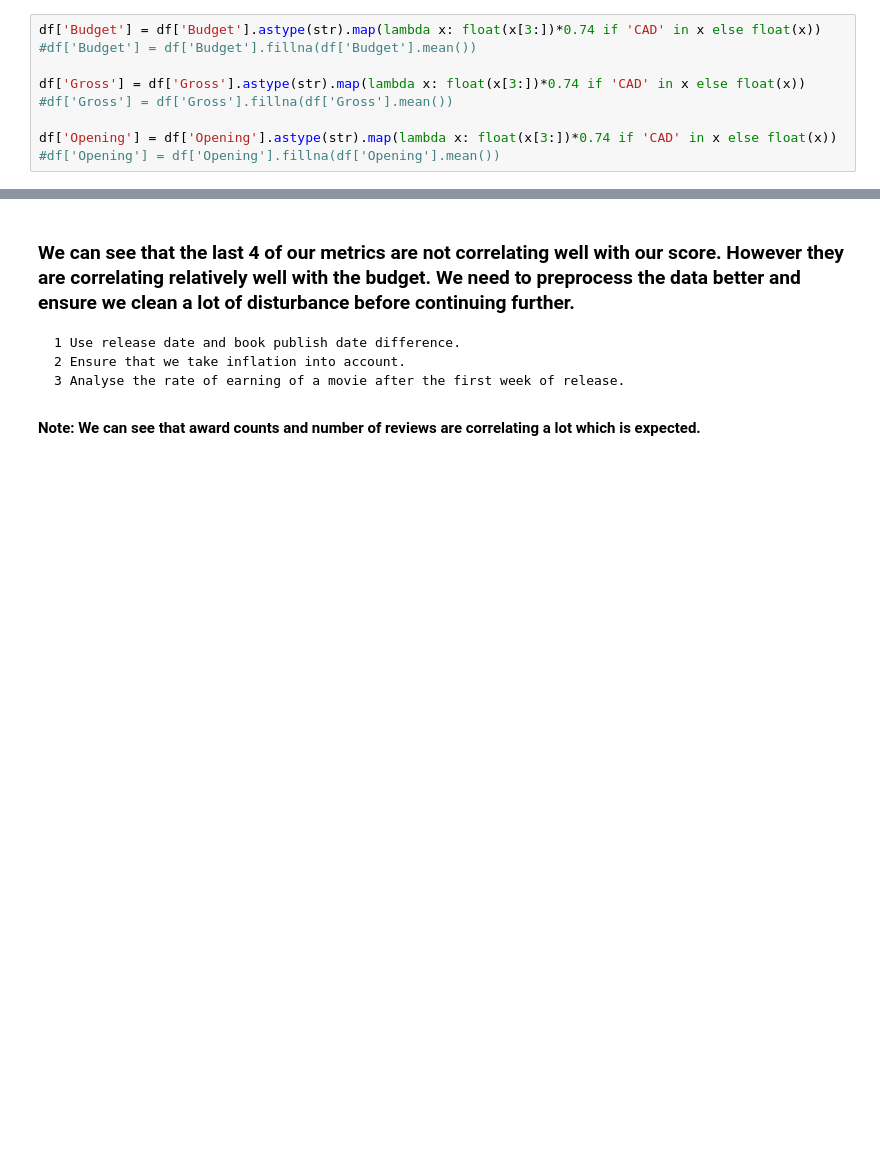
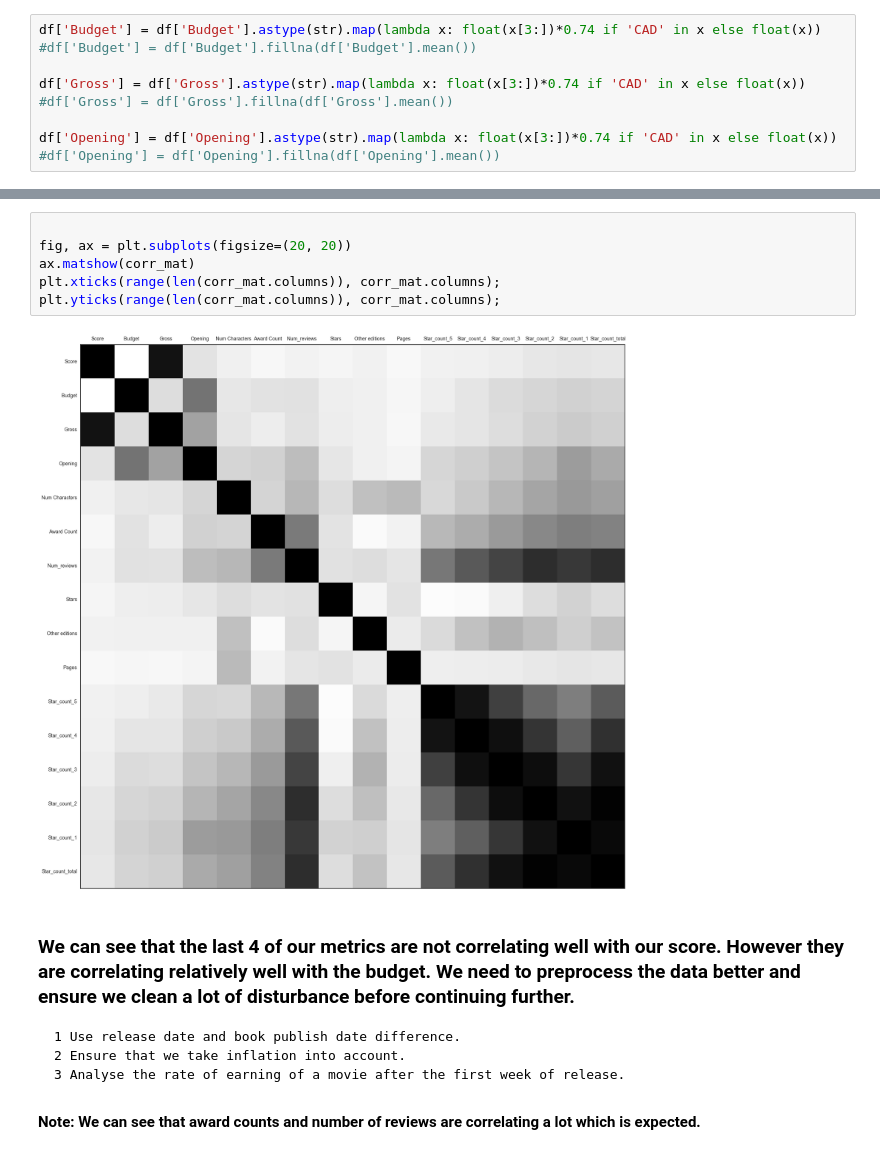
Before and after one commit to saynb/DSF-Project, a Jupyter notebook: Untitled.ipynb, the cells around one changed output, grey strips where cells are left out. Drawn from its saved outputs; the diff is of its cells as text; blank space fills up the shorter version.

```diff
--- a/Untitled.ipynb
+++ b/Untitled.ipynb
@@ -161,3 +153,11 @@ corr_mat
+# %%
+
+fig, ax = plt.subplots(figsize=(20, 20))
+ax.matshow(corr_mat)
+plt.xticks(range(len(corr_mat.columns)), corr_mat.columns);
+plt.yticks(range(len(corr_mat.columns)), corr_mat.columns);
+# %% [output]
+[figure, added]
 # %% [markdown]
 ### We can see that the last 4 of our metrics are not correlating well with our score. However they are correlating relatively well with the budget. We need to preprocess the data better and ensure we clean a lot of disturbance before continuing further.
     1 Use release date and book publish date difference.
```
Also changed, not shown: parts of 14 cells of this notebook, 1 other file.
